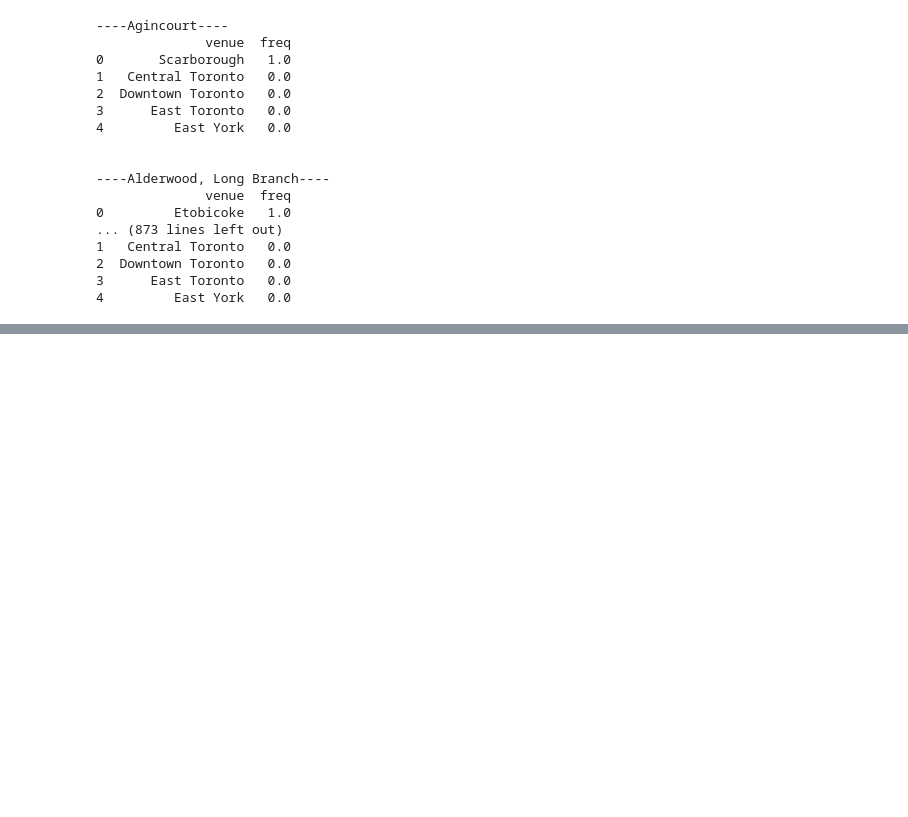
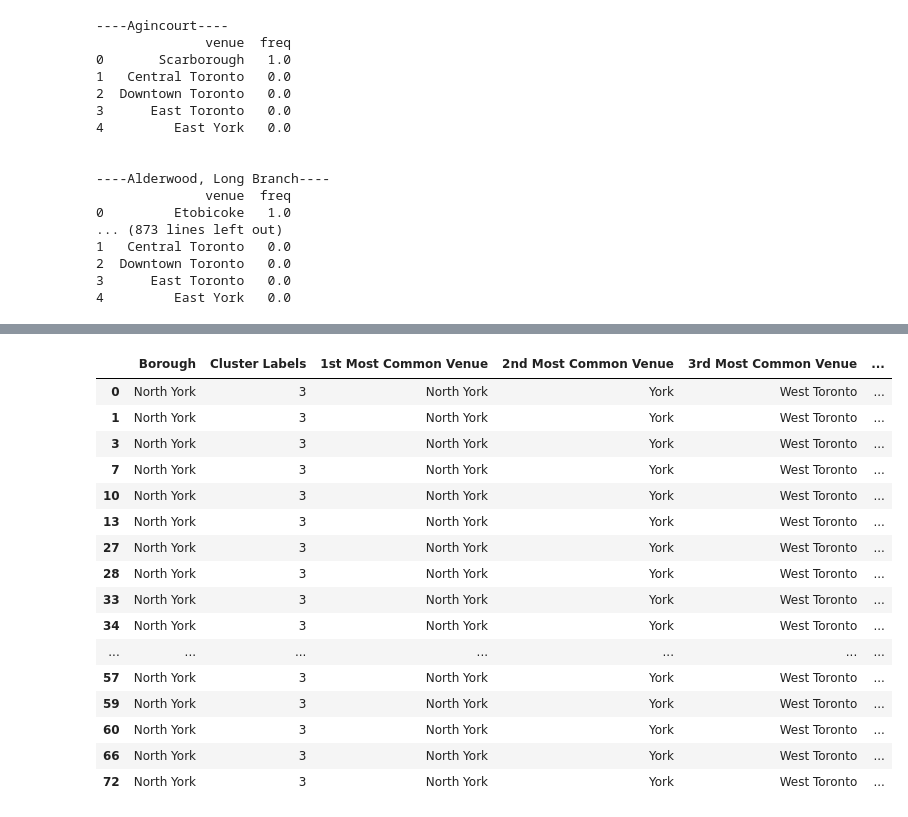
Before and after one commit to Shlok-Desai/Capstone-project-assignment-2, a Jupyter notebook: Untitled9.ipynb, the cells around one changed output, grey strips where cells are left out. Cells and saved outputs as stored; diff of their text form; code cells hidden in the pictures; blank space fills up the shorter version.

```diff
--- a/Untitled9.ipynb
+++ b/Untitled9.ipynb
@@ -243,0 +715,20 @@ for lat, lon, poi, cluster in zip(Final_dataframe['Latitude'], Final_dataframe['
+# %%
+Toronto_merged.loc[Toronto_merged['Cluster Labels'] == 3, Toronto_merged.columns[[1] + list(range(5, Toronto_merged.shape[1]))]]
+# %% [output]
+|  | Borough | Cluster Labels | 1st Most Common Venue | 2nd Most Common Venue | 3rd Most Common Venue | ... |
+| 0 | North York | 3 | North York | York | West Toronto | ... |
+| 1 | North York | 3 | North York | York | West Toronto | ... |
+| 3 | North York | 3 | North York | York | West Toronto | ... |
+| 7 | North York | 3 | North York | York | West Toronto | ... |
+| 10 | North York | 3 | North York | York | West Toronto | ... |
+| 13 | North York | 3 | North York | York | West Toronto | ... |
+| 27 | North York | 3 | North York | York | West Toronto | ... |
+| 28 | North York | 3 | North York | York | West Toronto | ... |
+| 33 | North York | 3 | North York | York | West Toronto | ... |
+| 34 | North York | 3 | North York | York | West Toronto | ... |
+| ... | ... | ... | ... | ... | ... | ... |
+| 57 | North York | 3 | North York | York | West Toronto | ... |
+| 59 | North York | 3 | North York | York | West Toronto | ... |
+| 60 | North York | 3 | North York | York | West Toronto | ... |
+| 66 | North York | 3 | North York | York | West Toronto | ... |
+| 72 | North York | 3 | North York | York | West Toronto | ... |
```
Also changed, not shown: parts of 83 cells of this notebook.
